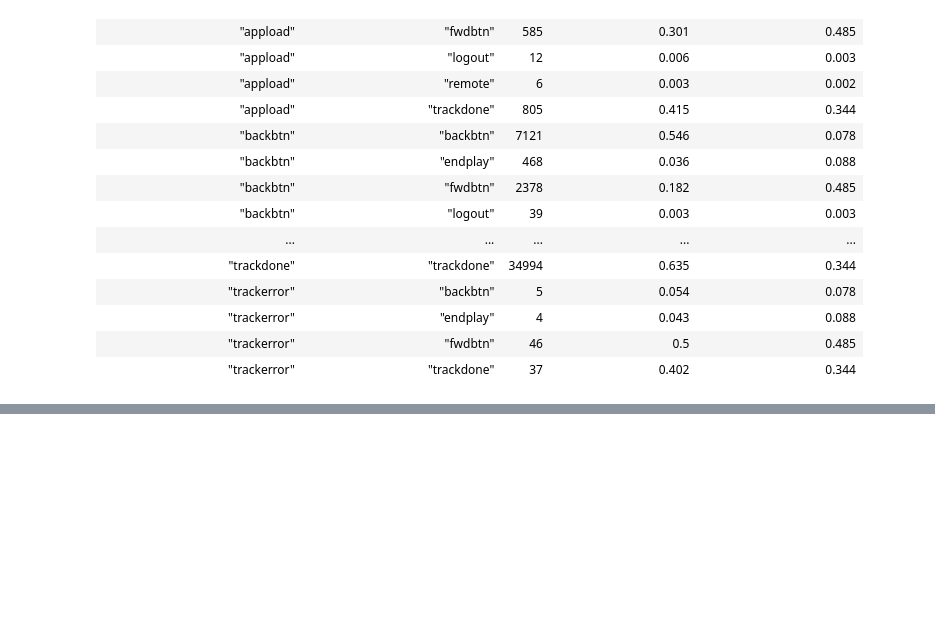
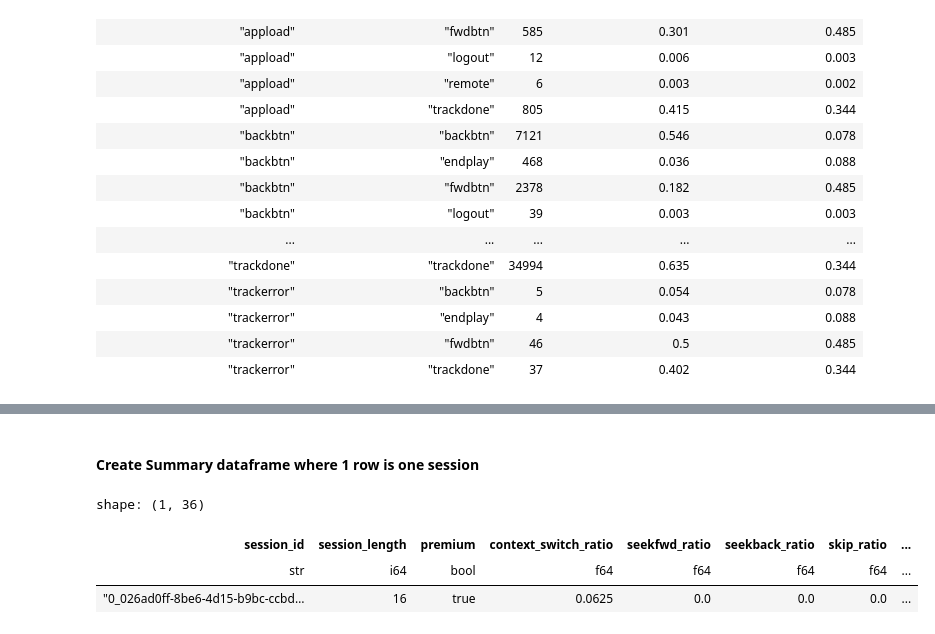
Before and after one commit to FiloDerba/tune-track, a Jupyter notebook: notebooks/exploration.ipynb, the cells around one changed output, grey strips where cells are left out. Drawn from its saved outputs; the diff is of its cells as text; code cells hidden in the pictures; blank space fills up the shorter version.

```diff
--- a/notebooks/exploration.ipynb
+++ b/notebooks/exploration.ipynb
@@ -267,0 +328,35 @@ shape: (20, 19)
+# %% [markdown]
+#### Create Summary dataframe where 1 row is one session
+# %%
+df_summary = (
+    df_sessions
+    .group_by("session_id")
+    .agg([
+        pl.col("session_length").max().alias("session_length"),
+        pl.col("premium").first(),
+        (pl.col("context_switch").sum() / pl.col("session_length").max()).alias("context_switch_ratio"),
+        (pl.col("hist_user_behavior_n_seekfwd").sum() / pl.col("session_length").max()).alias("seekfwd_ratio"),
+        (pl.col("hist_user_behavior_n_seekback").sum() / pl.col("session_length").max()).alias("seekback_ratio"),
+        ((pl.col("hist_user_behavior_n_seekback") + pl.col("hist_user_behavior_n_seekfwd")).sum() / pl.col("session_length").max()).alias("skip_ratio"),
+        (pl.col("hist_user_behavior_is_shuffle").sum() / pl.col("session_length").max()).alias("shuffle_ratio"),
+        pl.col("song_completion").mean().alias("avg_song_completion"),
+        (pl.col("not_skipped").sum() / pl.col("session_length").max()).alias("perc_completed_song"),
+        pl.col("pause_length_before_play").mean().alias("avg_pause_length_before_play"),
+        pl.col("is_weekend").first().alias("is_weekend"),
+        pl.col("season").first().alias("season"),
+        pl.col("time_of_day").first().alias("time_of_day"),
+    ])
+    .join(
+        categorical_counts,
+        on="session_id",
+        how='left'
+    )
+
+)
+
+df_summary.head(1)
+# %% [output]
+shape: (1, 36)
+| session_id | session_length | premium | context_switch_ratio | seekfwd_ratio | seekback_ratio | skip_ratio | ... |
+| str | i64 | bool | f64 | f64 | f64 | f64 | ... |
+| "0_026ad0ff-8be6-4d15-b9bc-ccbd… | 16 | true | 0.0625 | 0.0 | 0.0 | 0.0 | ... |
```
Also changed, not shown: parts of 24 cells of this notebook, 2 other files.
